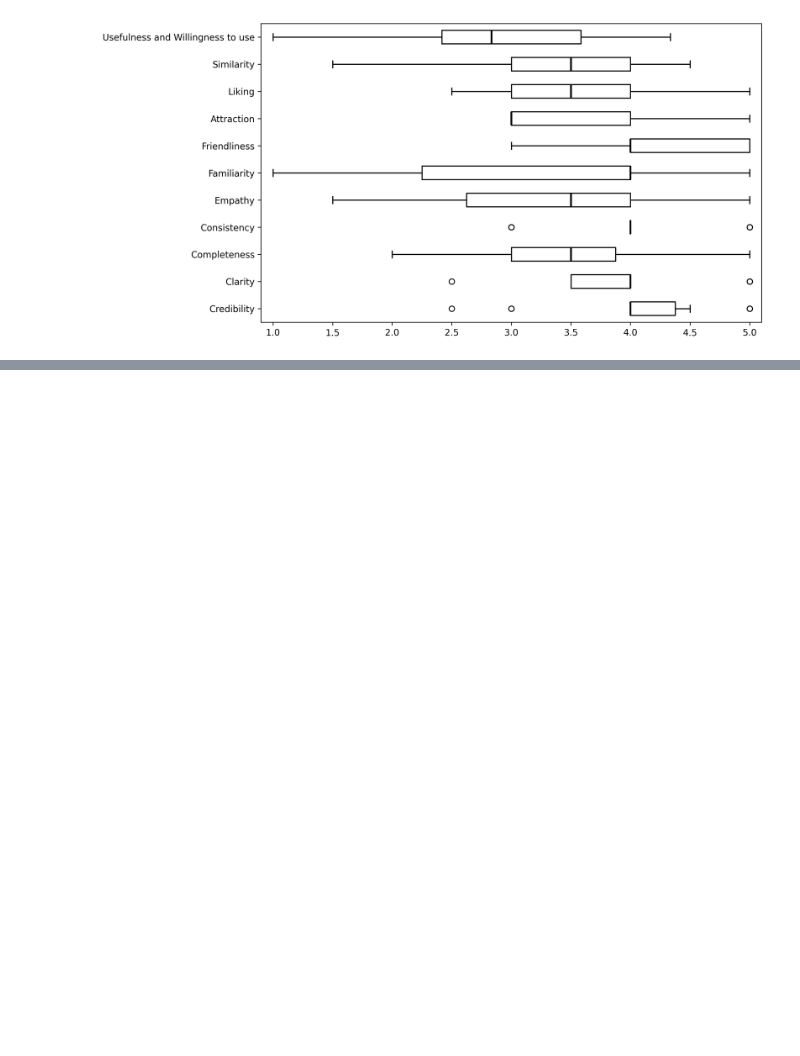
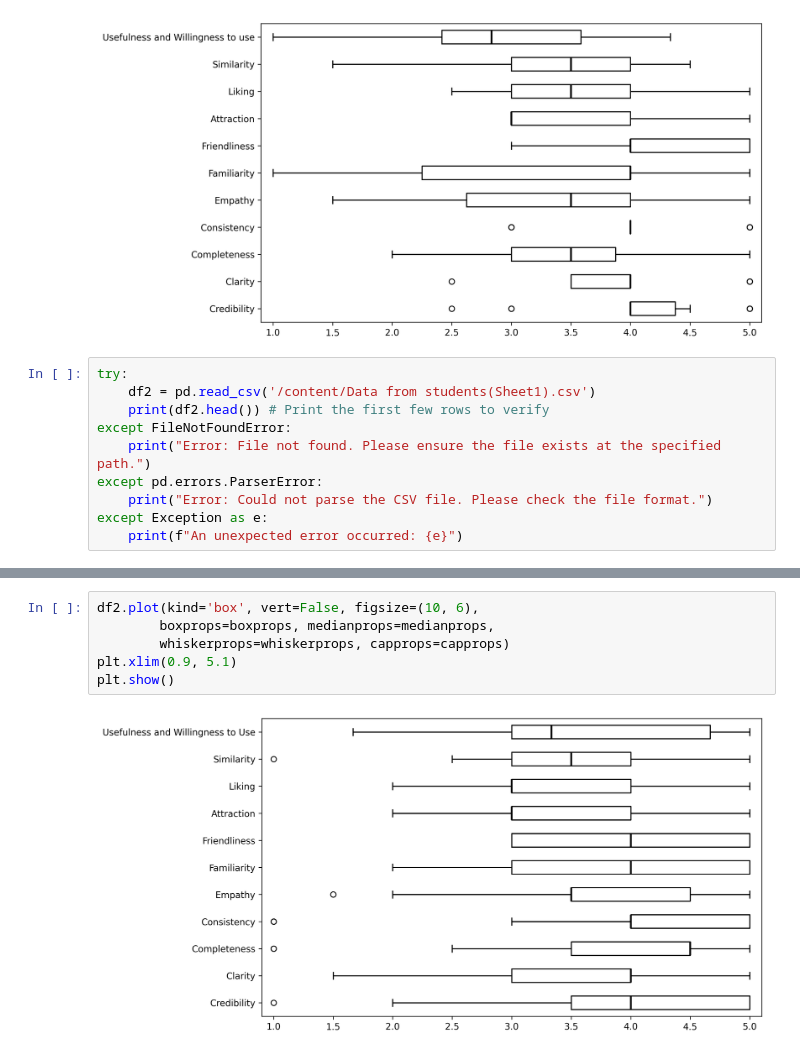
Before and after one commit to ChellyAhmed/personas-os-resources, a Jupyter notebook: figures/figures.ipynb, the cells around one changed output, grey strips where cells are left out. Saved outputs shown, nothing was run; the diff lists cells and outputs as text; blank space fills up the shorter version.

Commit message:
Boxplot for students

```diff
--- a/figures/figures.ipynb
+++ b/figures/figures.ipynb
@@ -49,3 +49,13 @@ plt.xlim(0.9, 5.1)
 plt.show()
 # %% [output]
 [figure]
+# %%
+try:
+    df2 = pd.read_csv('/content/Data from students(Sheet1).csv')
+    print(df2.head()) # Print the first few rows to verify
+except FileNotFoundError:
+    print("Error: File not found. Please ensure the file exists at the specified path.")
+except pd.errors.ParserError:
+    print("Error: Could not parse the CSV file. Please check the file format.")
+except Exception as e:
+    print(f"An unexpected error occurred: {e}")
@@ -51,0 +83,8 @@ plt.show()
+# %%
+df2.plot(kind='box', vert=False, figsize=(10, 6),
+        boxprops=boxprops, medianprops=medianprops,
+        whiskerprops=whiskerprops, capprops=capprops)
+plt.xlim(0.9, 5.1)
+plt.show()
+# %% [output]
+[figure, added]
```
Also changed, not shown: parts of 1 cell of this notebook, 2 other files.
